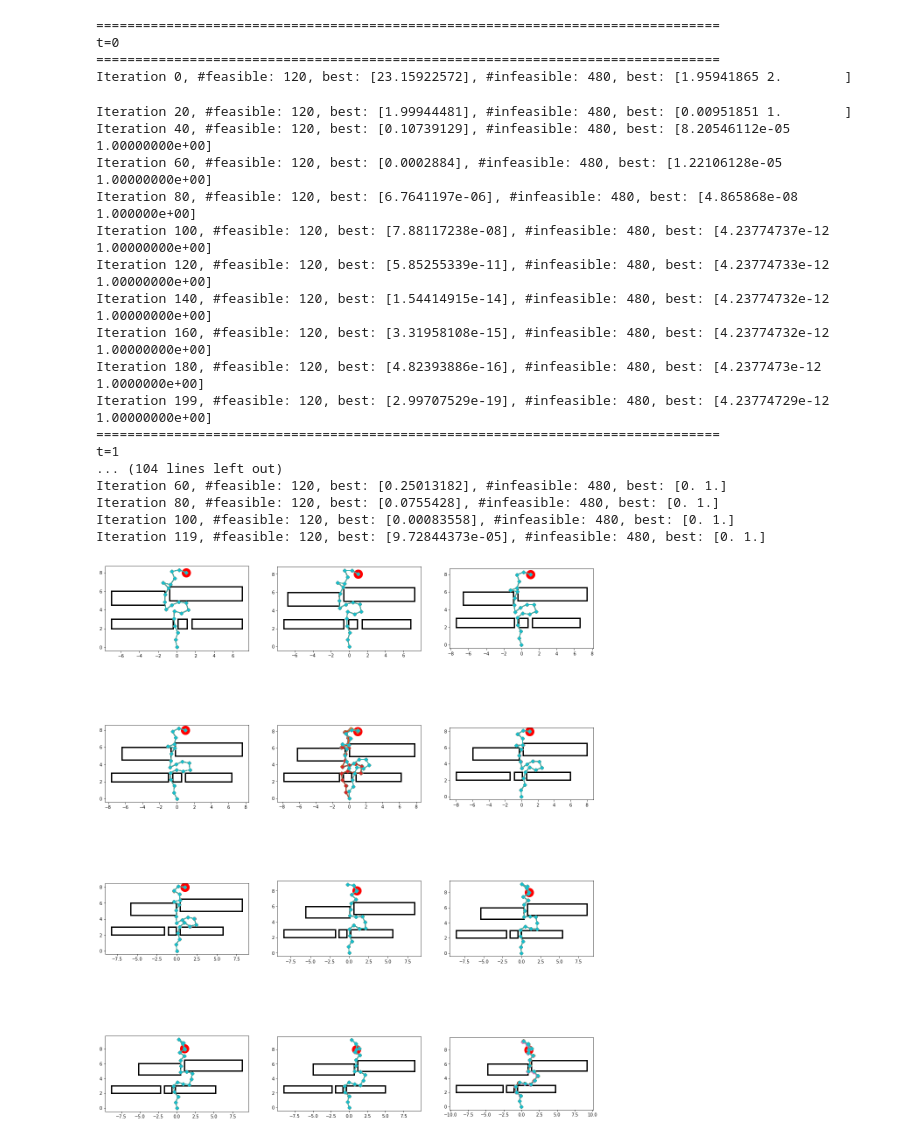
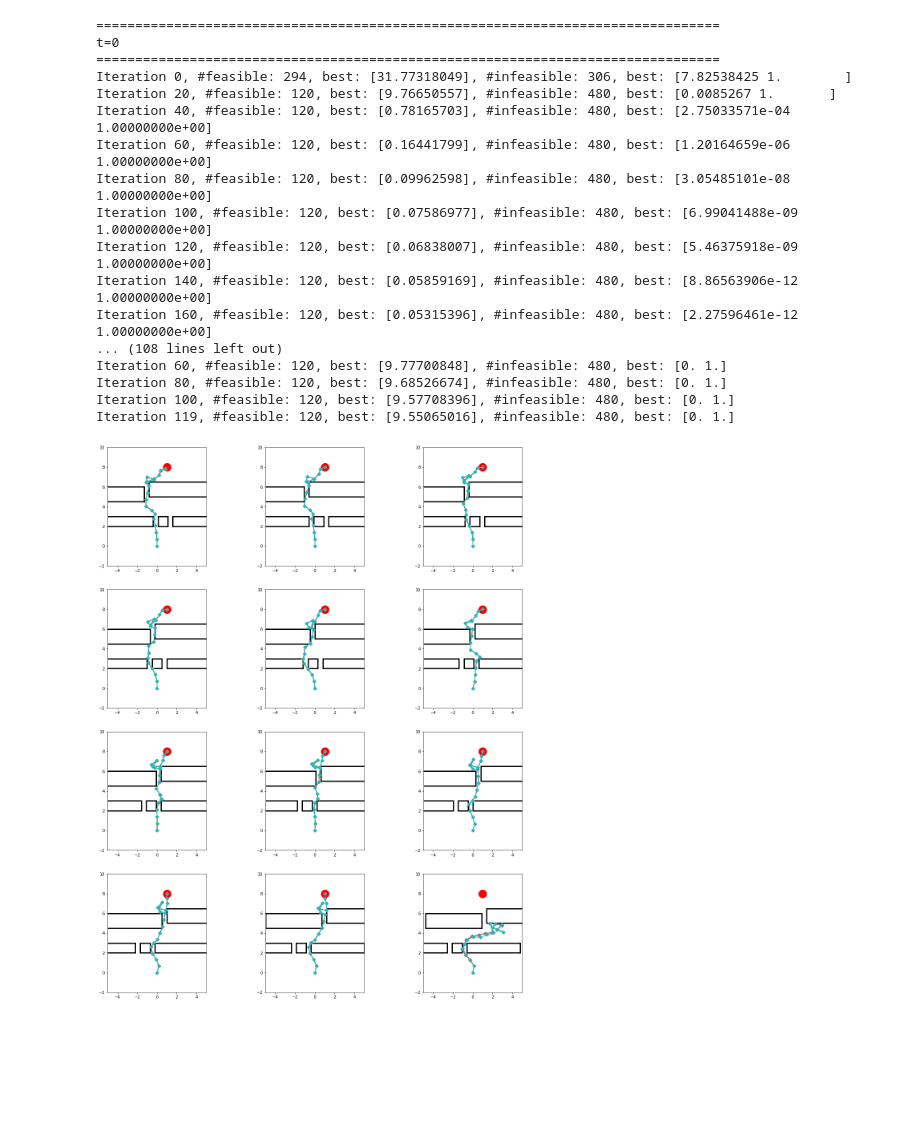
Before and after one commit to JaworWr/Dynamic-inverse-kinematics, a Jupyter notebook: First_dynamic_experiment.ipynb, the cells around one changed output. Saved outputs shown, nothing was run; the diff lists cells and outputs as text; code cells hidden in the pictures; blank space fills up the shorter version.

```diff
--- a/First_dynamic_experiment.ipynb
+++ b/First_dynamic_experiment.ipynb
@@ -5,0 +55,9 @@ from idea import dynamic_IDEA
+# %%
+feasible_populations = []
+for populations, scores in zip(population_hist, score_hist):
+    mask = scores[-1][:, 1] == 0.
+    feasible_population = populations[-1][mask, :]
+    feasible_populations.append(feasible_population)
+
+draw_dynamic_solutions(feasible_populations, S, target, target_v, rectangles, rectangle_vs, np.arange(T),
+                       nrows=2, ncols=3, figsize=(20, 7), xlim=(-12, 12), ylim=(-2, 12))
@@ -5,0 +66,9 @@ from idea import dynamic_IDEA
+# %%
+infeasible_populations = []
+for populations, scores in zip(population_hist, score_hist):
+    mask = scores[-1][:, 1] == 0.
+    infeasible_population = populations[-1][~mask, :]
+    infeasible_populations.append(infeasible_population)
+
+draw_dynamic_solutions(infeasible_populations, S, target, target_v, rectangles, rectangle_vs, np.arange(T),
+                       nrows=2, ncols=3, figsize=(20, 7), xlim=(-12, 12), ylim=(-2, 12))
@@ -9,7 +80,7 @@ rectangles = [((0.4, 2.), (5., 4.)), ((-5., 2.), (-0.8, 4.)), ((-0.5, 2.), (0.1,
 rectangle_vs = [(0., 0.)] * len(rectangles)
 target = (1., 8.)
 target_v = (-0.25, 0.)
-S = [0.7] * 10 + [0.3] * 10
+S = ([0.7] * 4 + [0.3] * 2) * 3
 d = len(S)
 x_min = -np.pi
 x_max = np.pi
@@ -19,16 +90,16 @@ objective = dynamic_inverse_kinematics_objectives(S, target, target_v, rectangle
 n_constraints = len(rectangles)
 
 n = 600
-n_inf = int(0.8*n)
-n_immigrants = 200
+alpha_inf = 0.8
+n_immigrants = 0
 eta_c = 3.
-eta_m = 20.
+eta_m = 10.
 p_c = 0.9
-p_m = 0.05
+p_m = 0.02
 num_iterations_init = 200
 num_iterations = 40
 
-population_hist, score_hist = dynamic_IDEA(objective, n_constraints, T, x_min, x_max, d, n, n_inf, eta_c, eta_m, p_c, p_m,
+population_hist, score_hist = dynamic_IDEA(objective, n_constraints, T, x_min, x_max, d, n, alpha_inf, eta_c, eta_m, p_c, p_m,
                            num_iterations=num_iterations, num_iterations_init=num_iterations_init, n_immigrants=n_immigrants, log_interval=20)
 # %% [output]
 ================================================================================
@@ -76,7 +147,7 @@ rectangles = [((1.6, 2.), (7., 3.)), ((-7., 2.), (-0.4, 3.)), ((0.1, 2.), (1.1,
 rectangle_vs = [(-0.2, 0.)] * 3 + [(0.2, 0.)] * 2
 target = (1., 8.)
 target_v = (0., 0.)
-S = [0.8] * 20
+S = ([0.7] * 4 + [0.5] * 2) * 3
 d = len(S)
 x_min = -np.pi
 x_max = np.pi
@@ -86,47 +157,43 @@ objective = dynamic_inverse_kinematics_objectives(S, target, target_v, rectangle
 n_constraints = len(rectangles)
 
 n = 600
-n_inf = int(0.8*n)
-n_immigrants = 200
+alpha_inf = 0.8
+n_immigrants = 300
 eta_c = 3.
-eta_m = 20.
+eta_m = 10.
 p_c = 0.9
-p_m = 0.1
+p_m = 0.02
 num_iterations_init = 200
 num_iterations = 120
 
-population_hist, score_hist = dynamic_IDEA(objective, n_constraints, T, x_min, x_max, d, n, n_inf, eta_c, eta_m, p_c, p_m,
+population_hist, score_hist = dynamic_IDEA(objective, n_constraints, T, x_min, x_max, d, n, alpha_inf, eta_c, eta_m, p_c, p_m,
                            num_iterations=num_iterations, num_iterations_init=num_iterations_init, n_immigrants=n_immigrants, log_interval=20)
 # %% [output]
 ================================================================================
 t=0
 ================================================================================
-Iteration 0, #feasible: 120, best: [23.15922572], #infeasible: 480, best: [1.95941865 2.        ]
+Iteration 0, #feasible: 294, best: [31.77318049], #infeasible: 306, best: [7.82538425 1.        ]
+Iteration 20, #feasible: 120, best: [9.76650557], #infeasible: 480, best: [0.0085267 1.       ]
+Iteration 40, #feasible: 120, best: [0.78165703], #infeasible: 480, best: [2.75033571e-04 1.00000000e+00]
+Iteration 60, #feasible: 120, best: [0.16441799], #infeasible: 480, best: [1.20164659e-06 1.00000000e+00]
+Iteration 80, #feasible: 120, best: [0.09962598], #infeasible: 480, best: [3.05485101e-08 1.00000000e+00]
+Iteration 100, #feasible: 120, best: [0.07586977], #infeasible: 480, best: [6.99041488e-09 1.00000000e+00]
+Iteration 120, #feasible: 120, best: [0.06838007], #infeasible: 480, best: [5.46375918e-09 1.00000000e+00]
+Iteration 140, #feasible: 120, best: [0.05859169], #infeasible: 480, best: [8.86563906e-12 1.00000000e+00]
+Iteration 160, #feasible: 120, best: [0.05315396], #infeasible: 480, best: [2.27596461e-12 1.00000000e+00]
+... (108 lines left out)
+Iteration 60, #feasible: 120, best: [9.77700848], #infeasible: 480, best: [0. 1.]
+Iteration 80, #feasible: 120, best: [9.68526674], #infeasible: 480, best: [0. 1.]
+Iteration 100, #feasible: 120, best: [9.57708396], #infeasible: 480, best: [0. 1.]
+Iteration 119, #feasible: 120, best: [9.55065016], #infeasible: 480, best: [0. 1.]
-Iteration 20, #feasible: 120, best: [1.99944481], #infeasible: 480, best: [0.00951851 1.        ]
-Iteration 40, #feasible: 120, best: [0.10739129], #infeasible: 480, best: [8.20546112e-05 1.00000000e+00]
-Iteration 60, #feasible: 120, best: [0.0002884], #infeasible: 480, best: [1.22106128e-05 1.00000000e+00]
-Iteration 80, #feasible: 120, best: [6.7641197e-06], #infeasible: 480, best: [4.865868e-08 1.000000e+00]
-Iteration 100, #feasible: 120, best: [7.88117238e-08], #infeasible: 480, best: [4.23774737e-12 1.00000000e+00]
-Iteration 120, #feasible: 120, best: [5.85255339e-11], #infeasible: 480, best: [4.23774733e-12 1.00000000e+00]
-Iteration 140, #feasible: 120, best: [1.54414915e-14], #infeasible: 480, best: [4.23774732e-12 1.00000000e+00]
-Iteration 160, #feasible: 120, best: [3.31958108e-15], #infeasible: 480, best: [4.23774732e-12 1.00000000e+00]
-Iteration 180, #feasible: 120, best: [4.82393886e-16], #infeasible: 480, best: [4.2377473e-12 1.0000000e+00]
-Iteration 199, #feasible: 120, best: [2.99707529e-19], #infeasible: 480, best: [4.23774729e-12 1.00000000e+00]
-================================================================================
-t=1
-... (104 lines left out)
-Iteration 60, #feasible: 120, best: [0.25013182], #infeasible: 480, best: [0. 1.]
-Iteration 80, #feasible: 120, best: [0.0755428], #infeasible: 480, best: [0. 1.]
-Iteration 100, #feasible: 120, best: [0.00083558], #infeasible: 480, best: [0. 1.]
-Iteration 119, #feasible: 120, best: [9.72844373e-05], #infeasible: 480, best: [0. 1.]
 # %%
 feasible_populations = []
 for populations, scores in zip(population_hist, score_hist):
     mask = scores[-1][:, 1] == 0.
     feasible_population = populations[-1][mask, :]
     feasible_populations.append(feasible_population)
 
 draw_dynamic_solutions(feasible_populations, S, target, target_v, rectangles, rectangle_vs, np.arange(T),
-                       nrows=4, ncols=3, figsize=(20, 25))
+                       nrows=4, ncols=3, figsize=(20, 25), xlim=(-5, 5), ylim=(-2, 10))
 # %% [output]
-[figure, old version]
+[figure, new version]
```
Also changed, not shown: parts of 19 cells of this notebook, 5 other files.
